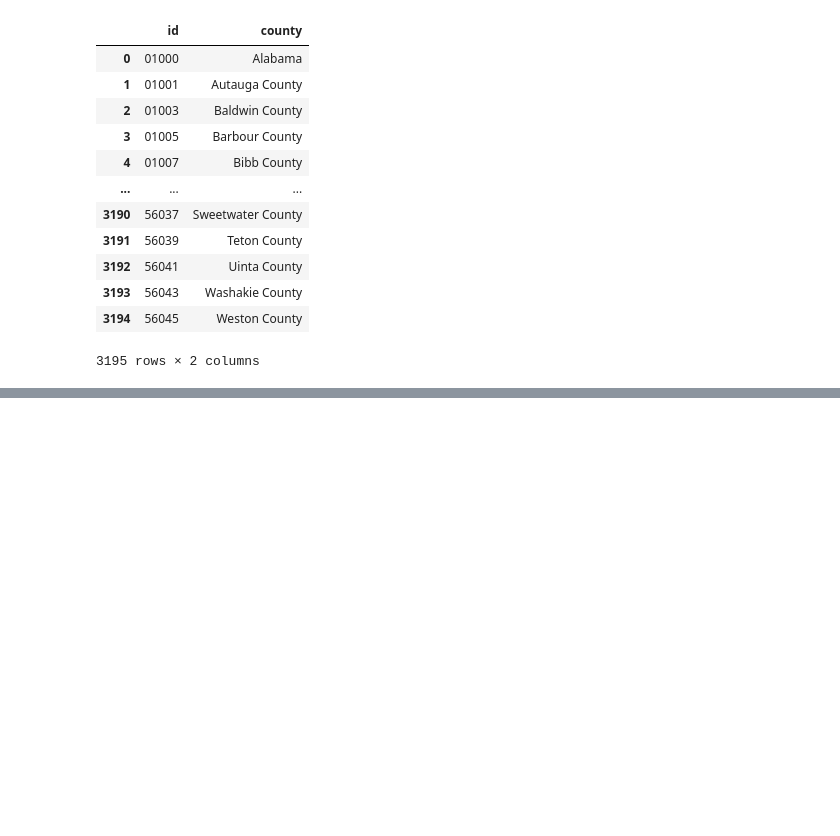
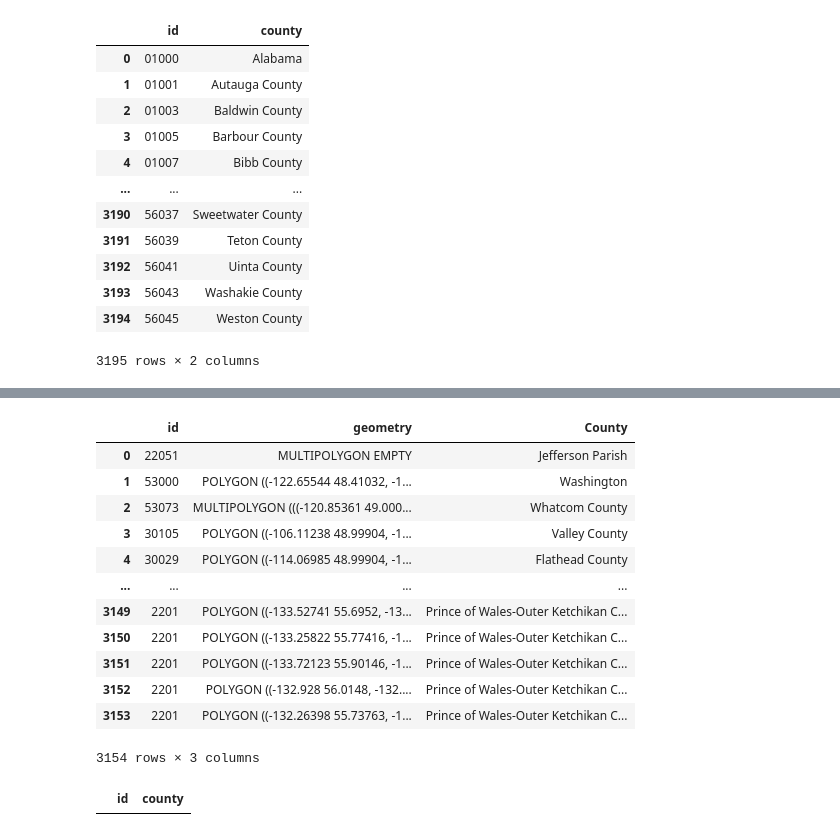
Before and after one commit to UIUC-iSchool-DataViz/is445_data, a Jupyter notebook: geo_codes/process_codes.ipynb, the cells around one changed output, grey strips where cells are left out. Cells and saved outputs as stored; diff of their text form; code cells hidden in the pictures; blank space fills up the shorter version.

Commit message:
geo data

```diff
--- a/geo_codes/process_codes.ipynb
+++ b/geo_codes/process_codes.ipynb
@@ -77,0 +84,2 @@ states_df.to_csv('./us_state_codes.csv',index=False)
+# %%
+states_geo_in = geopandas.read_file(data.us_10m.url,layer='states')
@@ -123,3 +161,6 @@ counties_df
 # %%
 # save dataframe
 counties_df.to_csv('./us_county_codes.csv',index=False)
+# %%
+# also with geospatial stuff
+counties_geo_in = geopandas.read_file(data.us_10m.url,layer='counties')
@@ -125,0 +197,28 @@ counties_df.to_csv('./us_county_codes.csv',index=False)
+# %%
+county_names = []
+for i in counties_geo_in['id'].values:
+    d = counties_df[counties_df['id'].astype('int')==int(i)]
+    if len(d) != 1:
+        if int(i) == 8014:
+            county_names.append('Broomfield county')
+        elif int(i) == 12086:
+            county_names.append('Miami-Dade County')
+        # elif int(i) == 72125:
+        #     county_names.append('San German Municipio')
+        # elif int(i) == 72003:
+        #     county_names.append('Aguada Municipio')
+        else:
+            print('issue with not having the right name! ID=',i)
+            #import sys; sys.exit()
+            # ignore
+            county_names.append('NaN')
+    else:
+        n = d['county'].values[0]
+        county_names.append(n)
+    #print(n)
+
+counties_geo = counties_geo_in.copy()
+counties_geo['County'] = county_names
+
+# subset
+counties_geo = counties_geo[counties_geo['County']!='NaN']
@@ -125,0 +243,20 @@ counties_df.to_csv('./us_county_codes.csv',index=False)
+# %%
+counties_geo
+# %% [output]
+|  | id | geometry | County |
+| 0 | 22051 | MULTIPOLYGON EMPTY | Jefferson Parish |
+| 1 | 53000 | POLYGON ((-122.65544 48.41032, -1... | Washington |
+| 2 | 53073 | MULTIPOLYGON (((-120.85361 49.000... | Whatcom County |
+| 3 | 30105 | POLYGON ((-106.11238 48.99904, -1... | Valley County |
+| 4 | 30029 | POLYGON ((-114.06985 48.99904, -1... | Flathead County |
+| ... | ... | ... | ... |
+| 3149 | 2201 | POLYGON ((-133.52741 55.6952, -13... | Prince of Wales-Outer Ketchikan C... |
+| 3150 | 2201 | POLYGON ((-133.25822 55.77416, -1... | Prince of Wales-Outer Ketchikan C... |
+| 3151 | 2201 | POLYGON ((-133.72123 55.90146, -1... | Prince of Wales-Outer Ketchikan C... |
+| 3152 | 2201 | POLYGON ((-132.928 56.0148, -132.... | Prince of Wales-Outer Ketchikan C... |
+| 3153 | 2201 | POLYGON ((-132.26398 55.73763, -1... | Prince of Wales-Outer Ketchikan C... |
+3154 rows × 3 columns
+# %%
+d
+# %% [output]
+|  | id | county |
```
Also changed, not shown: parts of 13 cells of this notebook, 3 other files.
